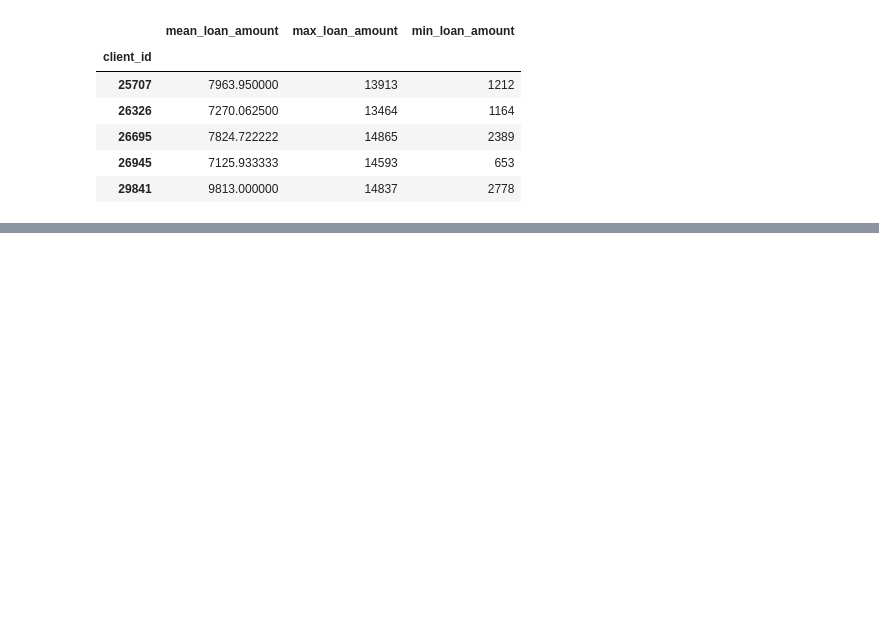
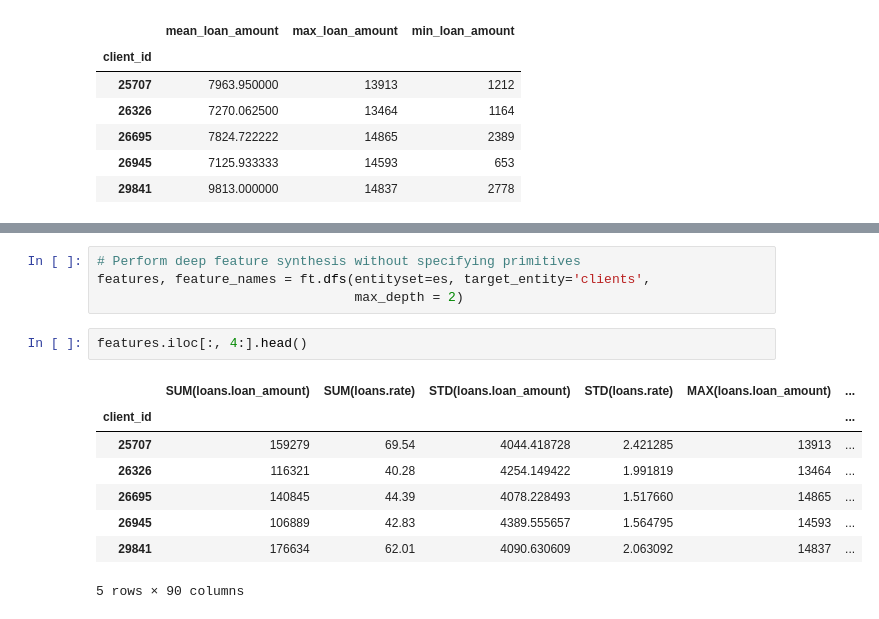
Before and after one commit to FreddyBruce/ipython-notebooks, a Jupyter notebook: feature-engineering/automated-feature-engineeering.ipynb, the cells around one changed output, grey strips where cells are left out. Saved outputs shown, nothing was run; the diff lists cells and outputs as text; blank space fills up the shorter version.

```diff
--- a/feature-engineering/automated-feature-engineeering.ipynb
+++ b/feature-engineering/automated-feature-engineeering.ipynb
@@ -124,0 +373,15 @@ The first part of Featuretools to understand is an entity. This is simply a tabl
+# %%
+# Perform deep feature synthesis without specifying primitives
+features, feature_names = ft.dfs(entityset=es, target_entity='clients',
+                                 max_depth = 2)
+# %%
+features.iloc[:, 4:].head()
+# %% [output]
+|  | SUM(loans.loan_amount) | SUM(loans.rate) | STD(loans.loan_amount) | STD(loans.rate) | MAX(loans.loan_amount) | ... |
+| client_id |  |  |  |  |  | ... |
+| 25707 | 159279 | 69.54 | 4044.418728 | 2.421285 | 13913 | ... |
+| 26326 | 116321 | 40.28 | 4254.149422 | 1.991819 | 13464 | ... |
+| 26695 | 140845 | 44.39 | 4078.228493 | 1.517660 | 14865 | ... |
+| 26945 | 106889 | 42.83 | 4389.555657 | 1.564795 | 14593 | ... |
+| 29841 | 176634 | 62.01 | 4090.630609 | 2.063092 | 14837 | ... |
+5 rows × 90 columns
```
Also changed, not shown: parts of 39 cells of this notebook.
